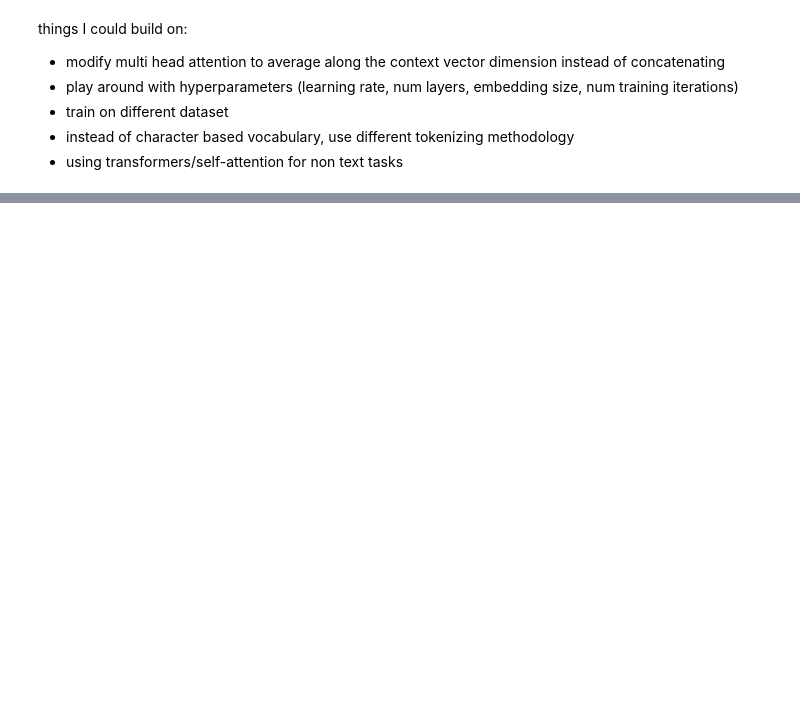
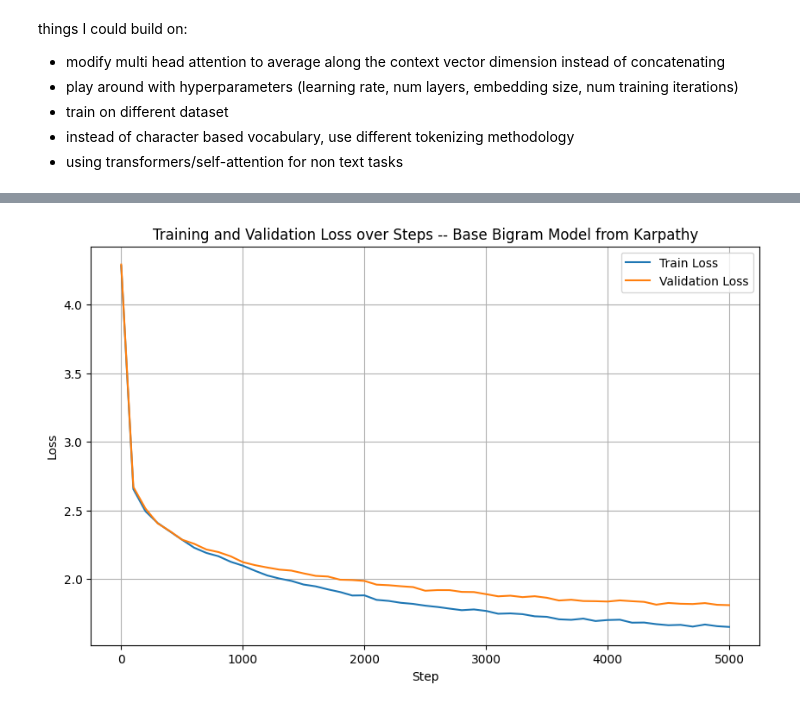
Before and after one commit to ijamil1/karpathy_transformers_tutorial, a Jupyter notebook: gpt_Karpathy_tutorial.ipynb, the cells around one changed output, grey strips where cells are left out. Drawn from its saved outputs; the diff is of its cells as text; code cells hidden in the pictures; blank space fills up the shorter version.

```diff
--- a/gpt_Karpathy_tutorial.ipynb
+++ b/gpt_Karpathy_tutorial.ipynb
@@ -394,24 +4,0 @@ tensor([0.0326, 0.0030, 0.1615, 0.0030, 0.8000])
-# %%
-class LayerNorm1d: # (used to be BatchNorm1d)
-
-  def __init__(self, dim, eps=1e-5, momentum=0.1):
-    self.eps = eps
-    self.gamma = torch.ones(dim)
-    self.beta = torch.zeros(dim)
-
-  def __call__(self, x):
-    # calculate the forward pass
-    xmean = x.mean(1, keepdim=True) # batch mean
-    xvar = x.var(1, keepdim=True) # batch variance
-    xhat = (x - xmean) / torch.sqrt(xvar + self.eps) # normalize to unit variance
-    self.out = self.gamma * xhat + self.beta
-    return self.out
-
-  def parameters(self):
-    return [self.gamma, self.beta]
-
-torch.manual_seed(1337)
-module = LayerNorm1d(100)
-x = torch.randn(32, 100) # batch size 32 of 100-dimensional vectors
-x = module(x)
-x.shape
@@ -675,0 +347,22 @@ things I could build on:
+# %%
+# prompt: use matplotlib to plot the loss values in base_model_loss_dict. The keys are the step index. The values are lists of len-2 where the first element is the train loss and the second element is the val loss. Plot both losses
+
+import matplotlib.pyplot as plt
+
+# Extract step indices and loss values
+steps = list(base_model_loss_dict.keys())
+train_losses = [loss_values[0].cpu().numpy() for loss_values in base_model_loss_dict.values()]
+val_losses = [loss_values[1].cpu().numpy() for loss_values in base_model_loss_dict.values()]
+
+# Plot the losses
+plt.figure(figsize=(10, 6))
+plt.plot(steps, train_losses, label='Train Loss')
+plt.plot(steps, val_losses, label='Validation Loss')
+plt.xlabel('Step')
+plt.ylabel('Loss')
+plt.title('Training and Validation Loss over Steps -- Base Bigram Model from Karpathy')
+plt.legend()
+plt.grid(True)
+plt.show()
+# %% [output]
+[figure, added]
```
Also changed, not shown: parts of 48 cells of this notebook.
